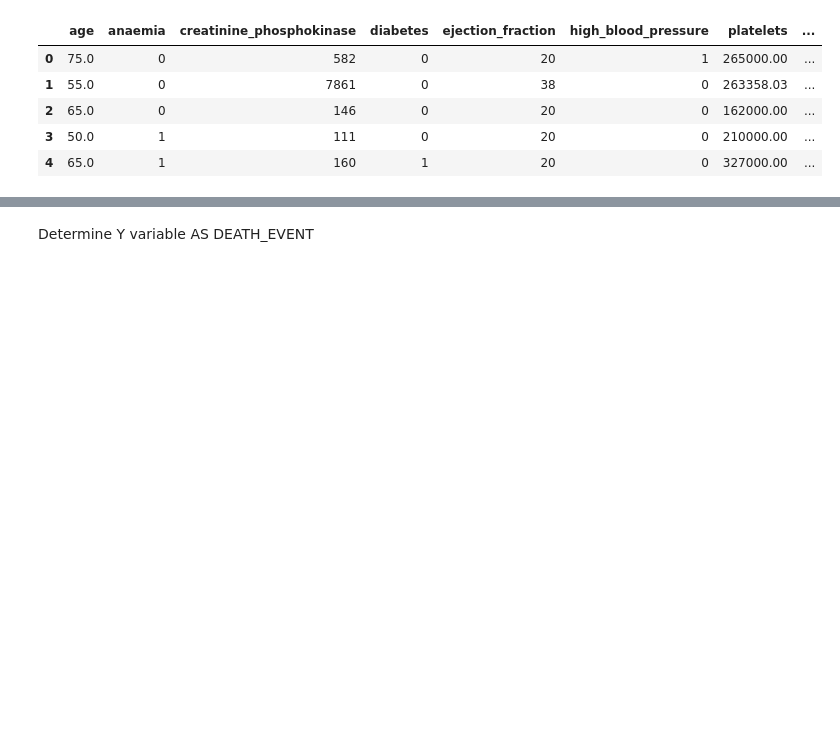
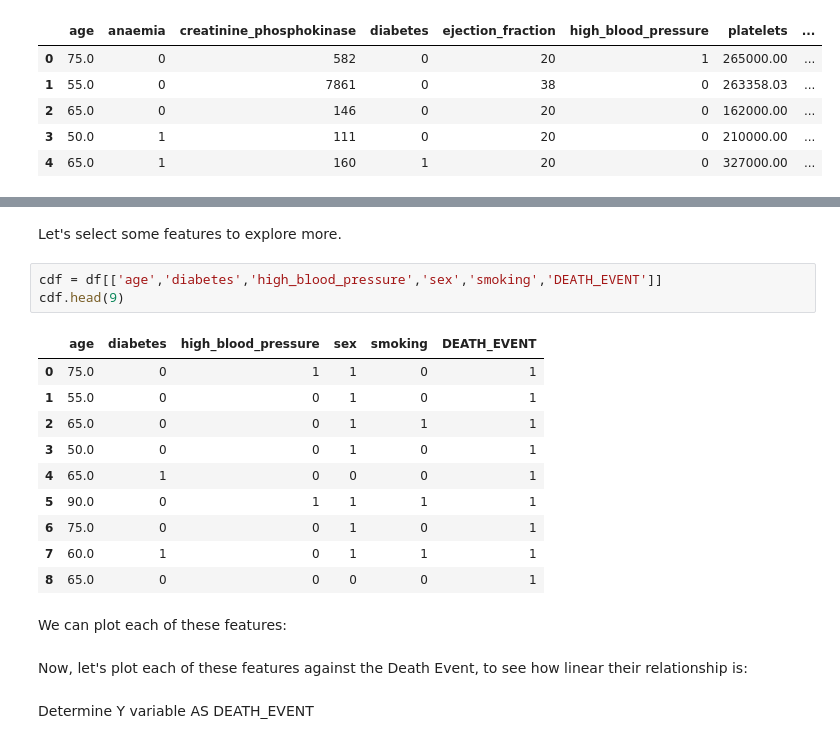
Before and after one commit to Ndichu/Heart-Failure-Analyis-and-visualization, a Jupyter notebook: heart_failure_Analysis.ipynb, the cells around one changed output, grey strips where cells are left out. Saved outputs shown, nothing was run; the diff lists cells and outputs as text; blank space fills up the shorter version.

```diff
--- a/heart_failure_Analysis.ipynb
+++ b/heart_failure_Analysis.ipynb
@@ -22,3 +41,23 @@ df.head()
+# %% [markdown]
+Let's select some features to explore more.
+# %%
+cdf = df[['age','diabetes','high_blood_pressure','sex','smoking','DEATH_EVENT']]
+cdf.head(9)
+# %% [output]
+|  | age | diabetes | high_blood_pressure | sex | smoking | DEATH_EVENT |
+| 0 | 75.0 | 0 | 1 | 1 | 0 | 1 |
+| 1 | 55.0 | 0 | 0 | 1 | 0 | 1 |
+| 2 | 65.0 | 0 | 0 | 1 | 1 | 1 |
+| 3 | 50.0 | 0 | 0 | 1 | 0 | 1 |
+| 4 | 65.0 | 1 | 0 | 0 | 0 | 1 |
+| 5 | 90.0 | 0 | 1 | 1 | 1 | 1 |
+| 6 | 75.0 | 0 | 0 | 1 | 0 | 1 |
+| 7 | 60.0 | 1 | 0 | 1 | 1 | 1 |
+| 8 | 65.0 | 0 | 0 | 0 | 0 | 1 |
+# %% [markdown]
+We can plot each of these features:
+# %% [markdown]
+Now, let's plot each of these features against the Death Event, to see how linear their relationship is:
 # %% [markdown]
 Determine Y variable AS DEATH_EVENT
 # %% [markdown]
```
Also changed, not shown: parts of 7 cells of this notebook.
